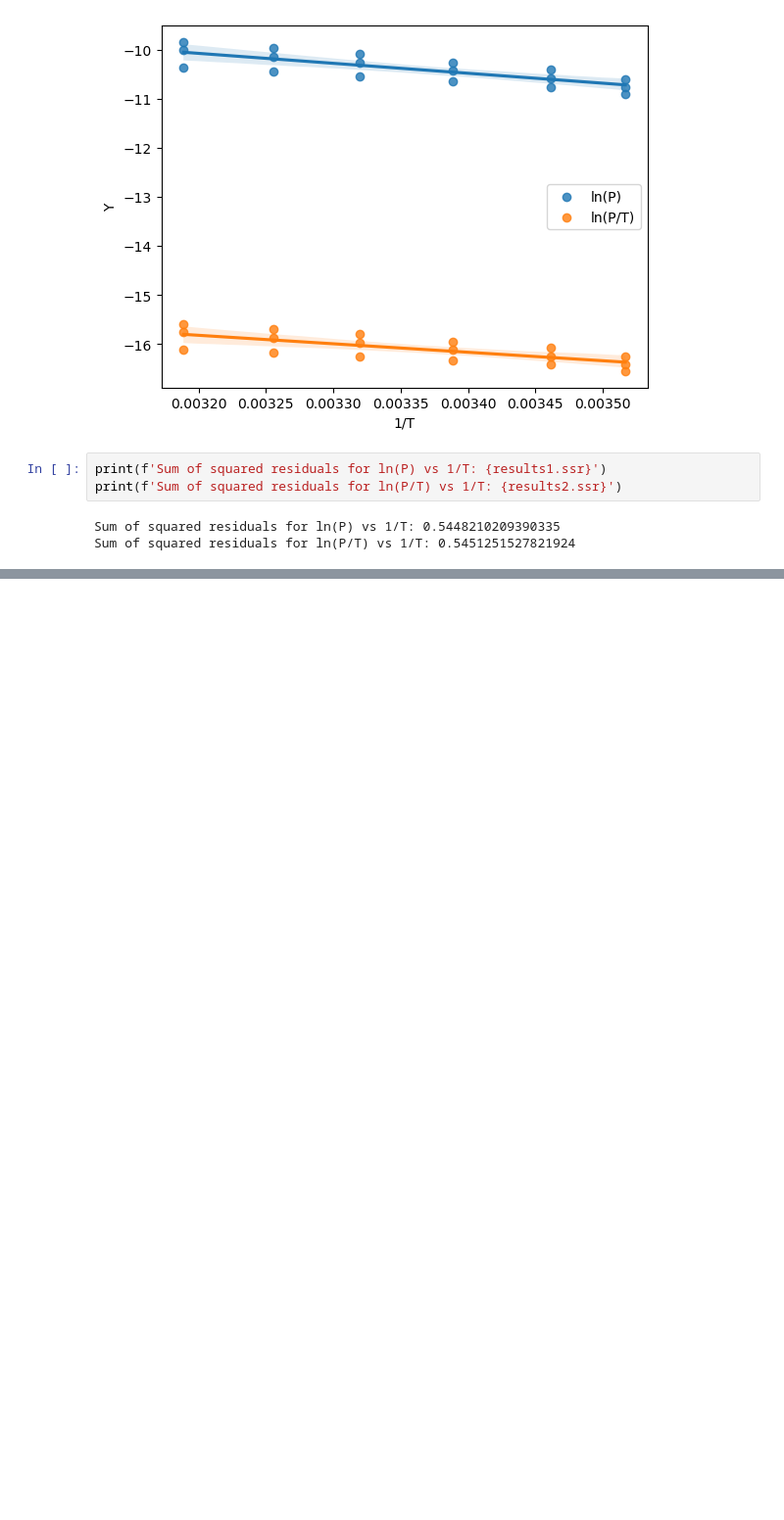
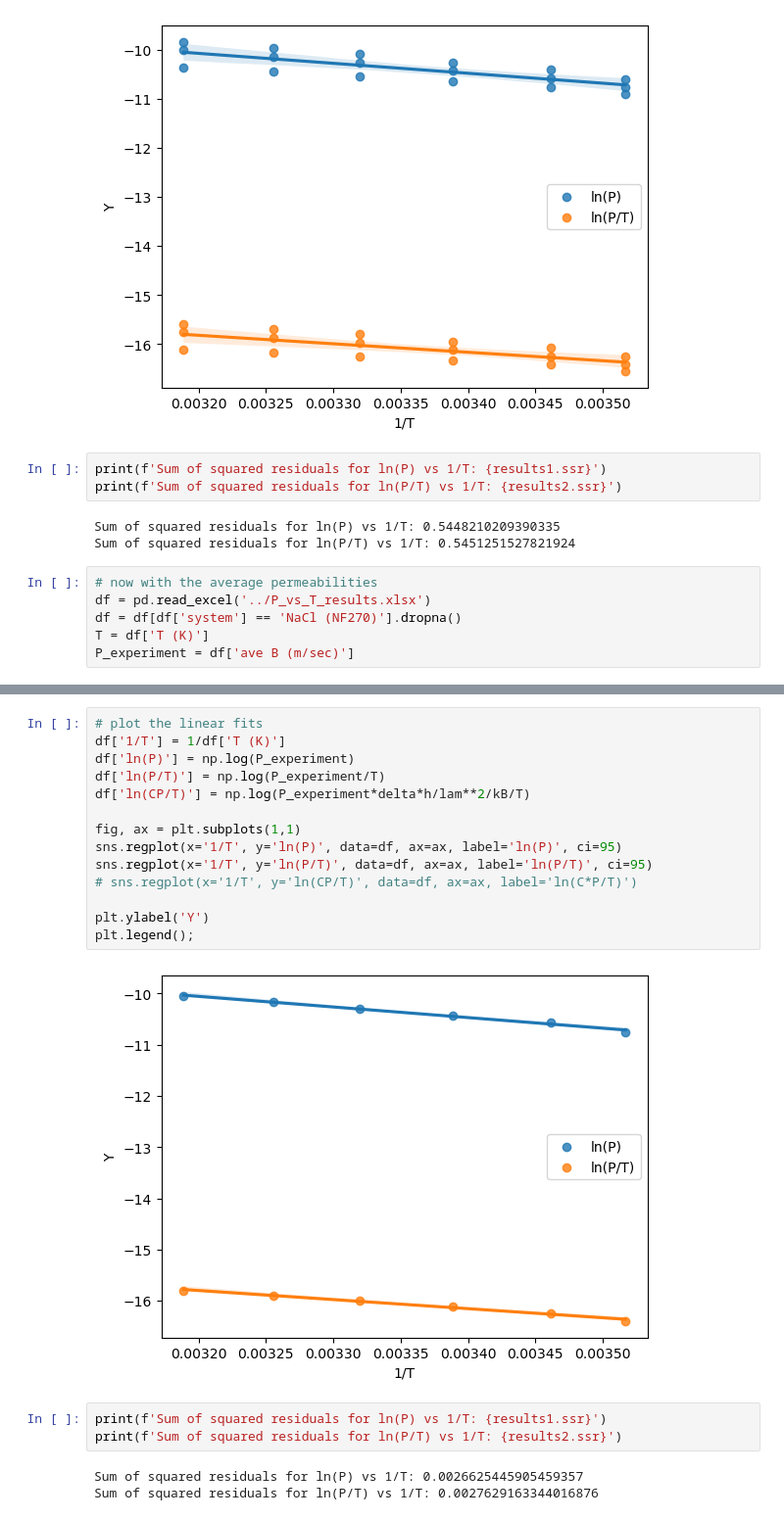
Before and after one commit to schwinns/eyring_model, a Jupyter notebook: testing_notebooks/testing_Arrhenius_barriers.ipynb, the cells around one changed output, grey strips where cells are left out. Shown at 98% size. Saved outputs shown, nothing was run; the diff lists cells and outputs as text; blank space fills up the shorter version.

Commit message:
add testing notebooks for jump effects, Arrhenius barriers, and plotting individual paths

```diff
--- a/testing_notebooks/testing_Arrhenius_barriers.ipynb
+++ b/testing_notebooks/testing_Arrhenius_barriers.ipynb
@@ -300,3 +470,9 @@ print(f'Sum of squared residuals for ln(P/T) vs 1/T: {results2.ssr}')
 # %% [output]
 Sum of squared residuals for ln(P) vs 1/T: 0.5448210209390335
 Sum of squared residuals for ln(P/T) vs 1/T: 0.5451251527821924
+# %%
+# now with the average permeabilities
+df = pd.read_excel('../P_vs_T_results.xlsx')
+df = df[df['system'] == 'NaCl (NF270)'].dropna()
+T = df['T (K)']
+P_experiment = df['ave B (m/sec)']
@@ -302,0 +560,22 @@ Sum of squared residuals for ln(P/T) vs 1/T: 0.5451251527821924
+# %%
+# plot the linear fits
+df['1/T'] = 1/df['T (K)']
+df['ln(P)'] = np.log(P_experiment)
+df['ln(P/T)'] = np.log(P_experiment/T)
+df['ln(CP/T)'] = np.log(P_experiment*delta*h/lam**2/kB/T)
+
+fig, ax = plt.subplots(1,1)
+sns.regplot(x='1/T', y='ln(P)', data=df, ax=ax, label='ln(P)', ci=95)
+sns.regplot(x='1/T', y='ln(P/T)', data=df, ax=ax, label='ln(P/T)', ci=95)
+# sns.regplot(x='1/T', y='ln(CP/T)', data=df, ax=ax, label='ln(C*P/T)')
+
+plt.ylabel('Y')
+plt.legend();
+# %% [output]
+[figure, added]
+# %%
+print(f'Sum of squared residuals for ln(P) vs 1/T: {results1.ssr}')
+print(f'Sum of squared residuals for ln(P/T) vs 1/T: {results2.ssr}')
+# %% [output]
+Sum of squared residuals for ln(P) vs 1/T: 0.0026625445905459357
+Sum of squared residuals for ln(P/T) vs 1/T: 0.0027629163344016876
```
Also changed, not shown: parts of 21 cells of this notebook, 2 other files.
